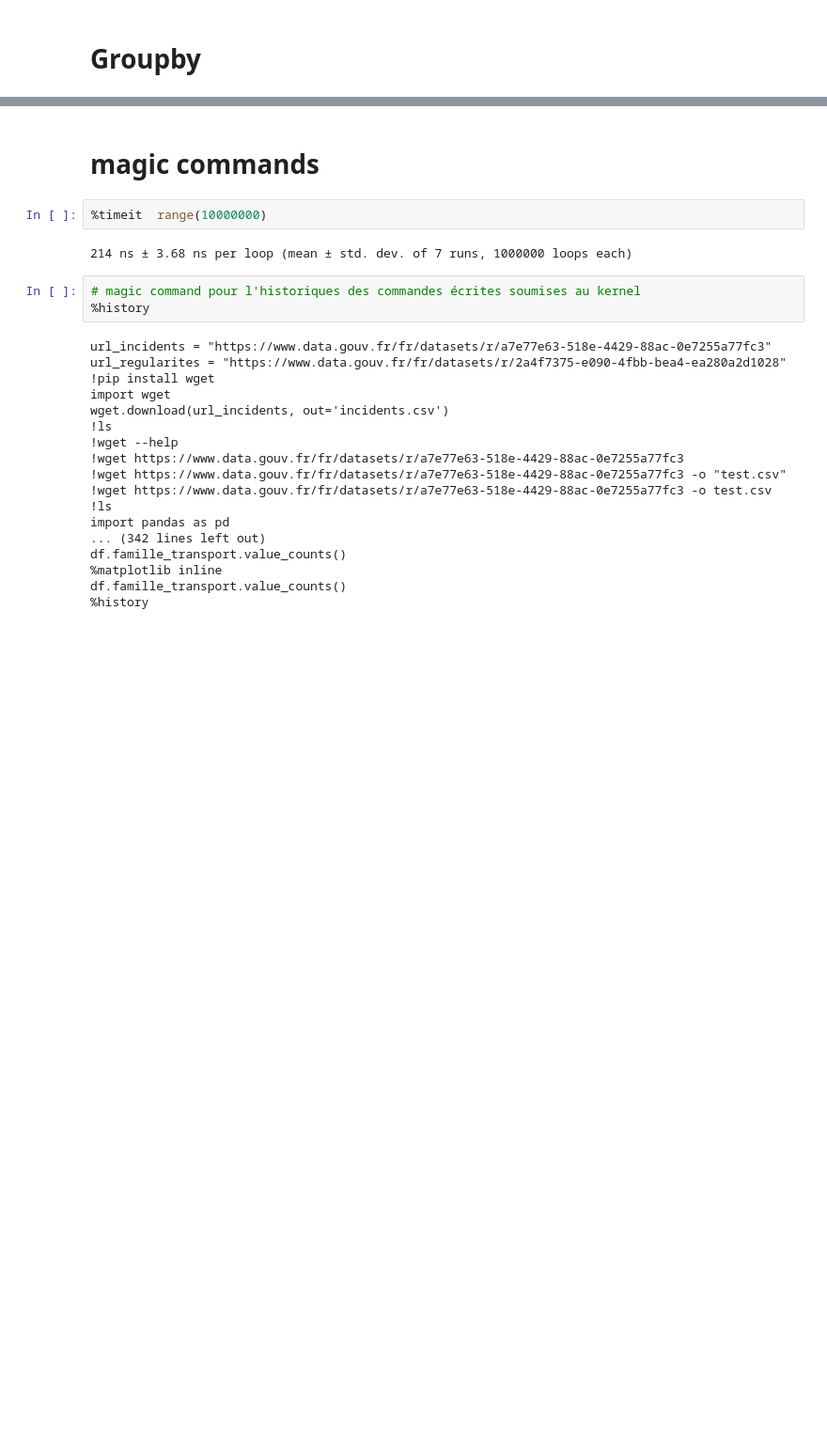
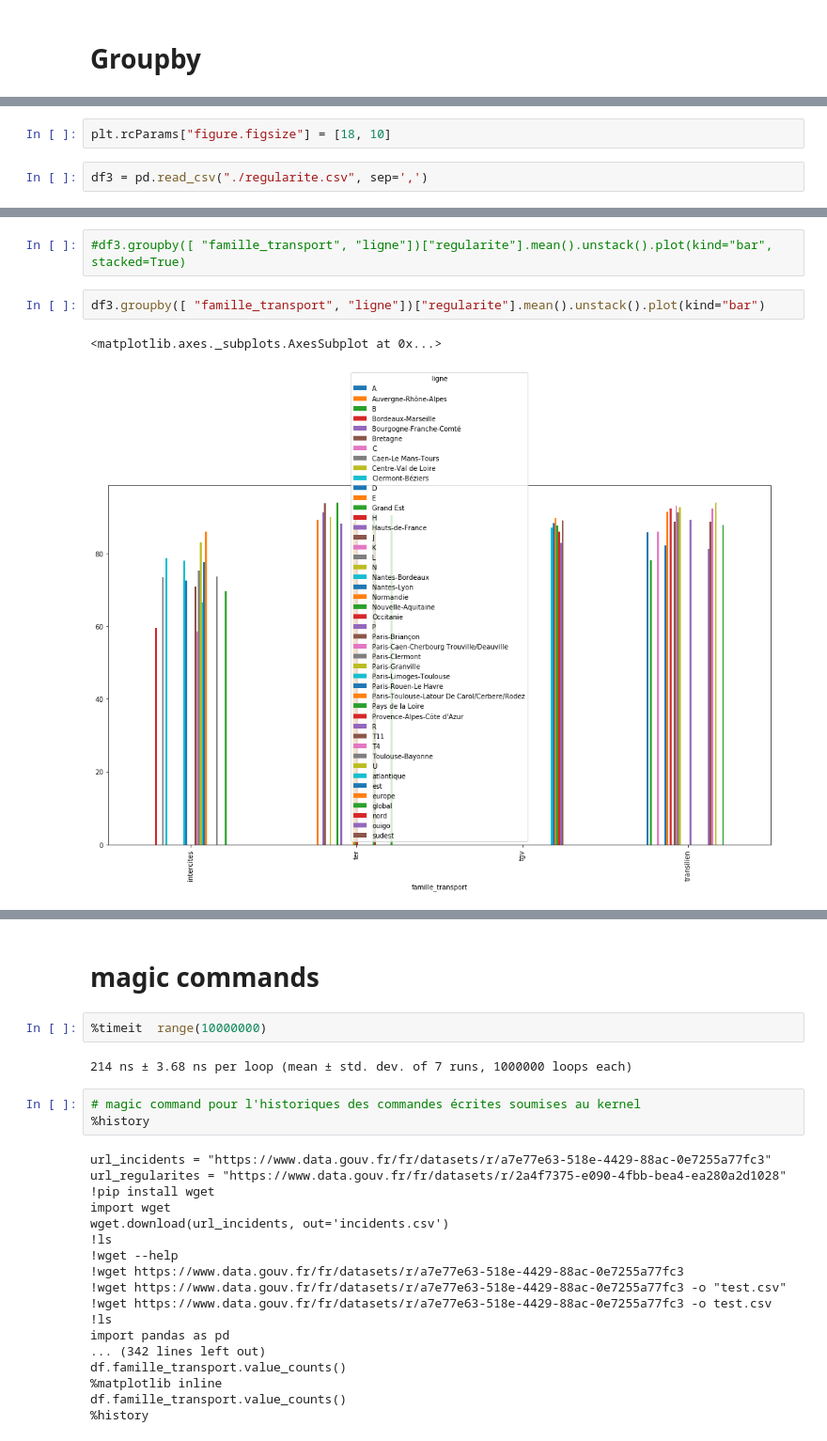
Before and after one commit to ClementRayer/test, a Jupyter notebook: td2_pandas_introduction.ipynb, the cells around one changed output, grey strips where cells are left out. Shown at 94% size. Drawn from its saved outputs; the diff is of its cells as text; blank space fills up the shorter version.

```diff
--- a/td2_pandas_introduction.ipynb
+++ b/td2_pandas_introduction.ipynb
@@ -584,0 +1268,4 @@ df2[df2["test"]==3]
+# %%
+plt.rcParams["figure.figsize"] = [18, 10]
+# %%
+df3 = pd.read_csv("./regularite.csv", sep=',')
@@ -584,0 +1292,7 @@ df2[df2["test"]==3]
+# %%
+#df3.groupby([ "famille_transport", "ligne"])["regularite"].mean().unstack().plot(kind="bar", stacked=True)
+# %%
+df3.groupby([ "famille_transport", "ligne"])["regularite"].mean().unstack().plot(kind="bar")
+# %% [output]
+<matplotlib.axes._subplots.AxesSubplot at 0x...>
+[figure, added]
```
Also changed, not shown: parts of 136 cells of this notebook.
